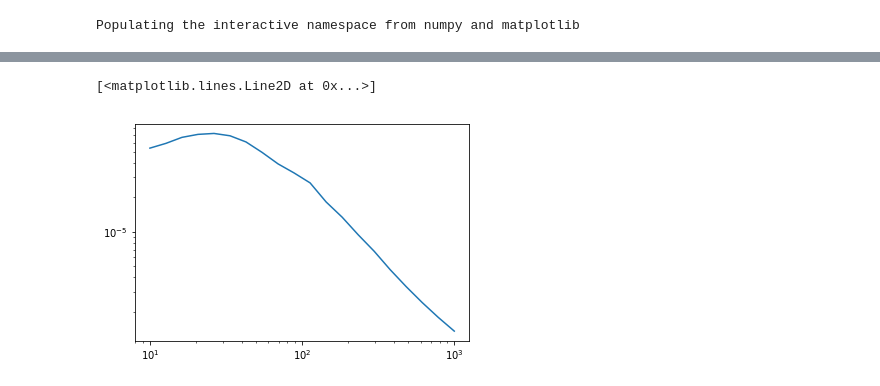
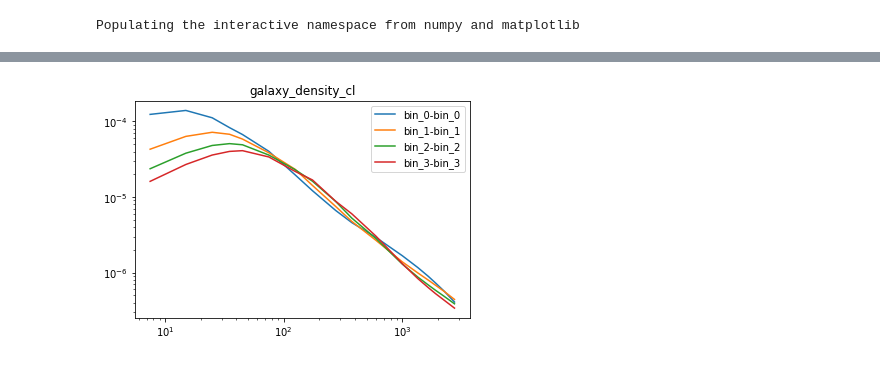
Before and after one commit to LSSTDESC/sacc, a Jupyter notebook: examples/notebooks/create-sacc2.ipynb, the cells around one changed output, grey strips where cells are left out. Cells and saved outputs as stored; diff of their text form; code cells hidden in the pictures.

Commit message:
modify save/load system to use a YAML format

```diff
--- a/examples/notebooks/create-sacc2.ipynb
+++ b/examples/notebooks/create-sacc2.ipynb
@@ -29,15 +58,19 @@ for i in range(nbin):
-# %%
-S = sacc2.Sacc()
-for i in range(nbin):
-    S.add_tracer('NZ', f'bin_{i}', z, N_z[i])
-
-    ell, cl = spectra[i]
-    bin_name = f'bin_{i}'
-    S.add_ell_cl('galaxy_density_cl', bin_name, bin_name, ell, cl)
-# %%
-ell, cl = S.get_ell_cl('galaxy_density_cl', 'bin_1', 'bin_1')
-loglog(ell, cl)
-# %% [output]
-[<matplotlib.lines.Line2D at 0x...>]
-[figure, removed]
+# %%
+S = sacc2.Sacc()
+
+# In this case we use the same top-hat window for each bin.
+# In reality we would probably use a different window for each
+# pair of bins, empirically determined.
+windows = [sacc2.TopHatWindow(m,M) for m,M in window_ranges]
+
+for i in range(nbin):
+    # Add the appropriate tracer
+    S.add_tracer('NZ', f'bin_{i}', z, N_z[i])
+    # Get the binned spectrum values
+    cb = spectra[i]
+    # In this case we are just doing LSS, so
+    # there is just a single bin, repeated.
+    bin_name = f'bin_{i}'
+    # Add the values
+    S.add_ell_cl('galaxy_density_cl', bin_name, bin_name, effective_ell, cb, window=windows)
 # %%
@@ -44,0 +78,12 @@ S.save('created-sacc2.sacc')
+# %%
+S2=sacc2.Sacc.load('sim.sacc')
+# %%
+for dt in S2.get_data_types():
+    figure()
+    title(dt)
+    for b1, b2 in S2.get_tracer_combinations(dt):
+        ell, cb = S2.get_ell_cl(dt, b1, b1)
+        loglog(ell, cb, label=f'{b1}-{b2}')
+    legend()
+# %% [output]
+[figure, added]
```
Also changed, not shown: parts of 5 cells of this notebook, 5 other files.
